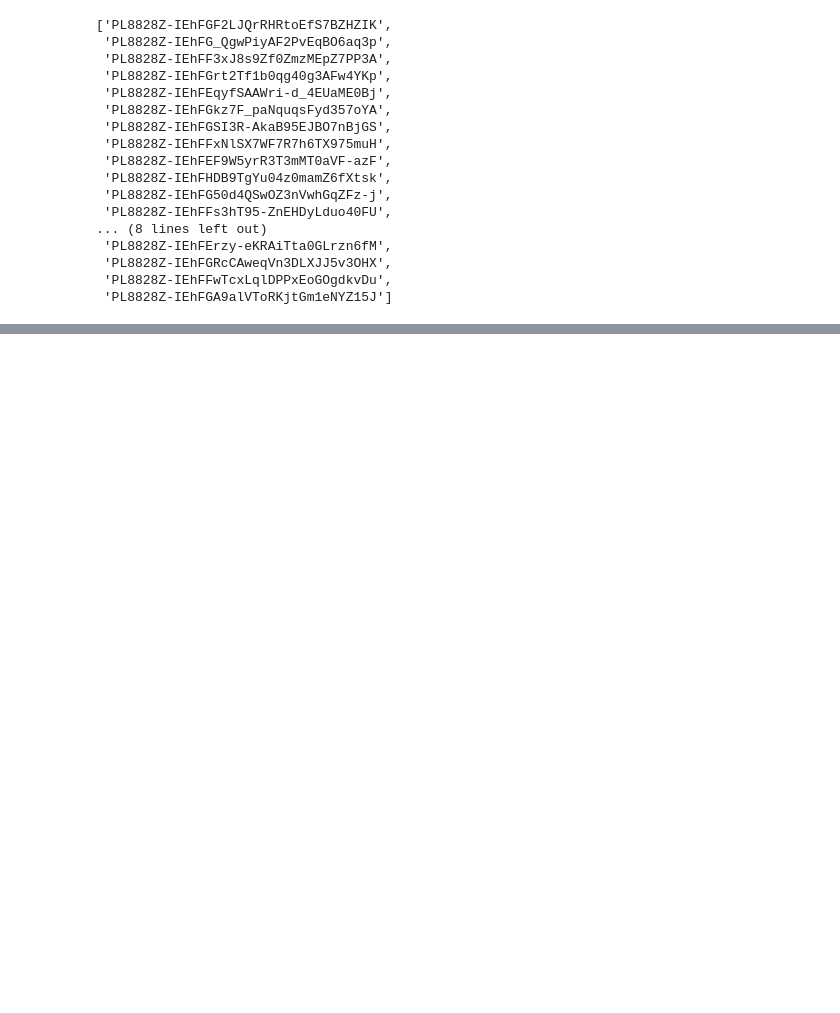
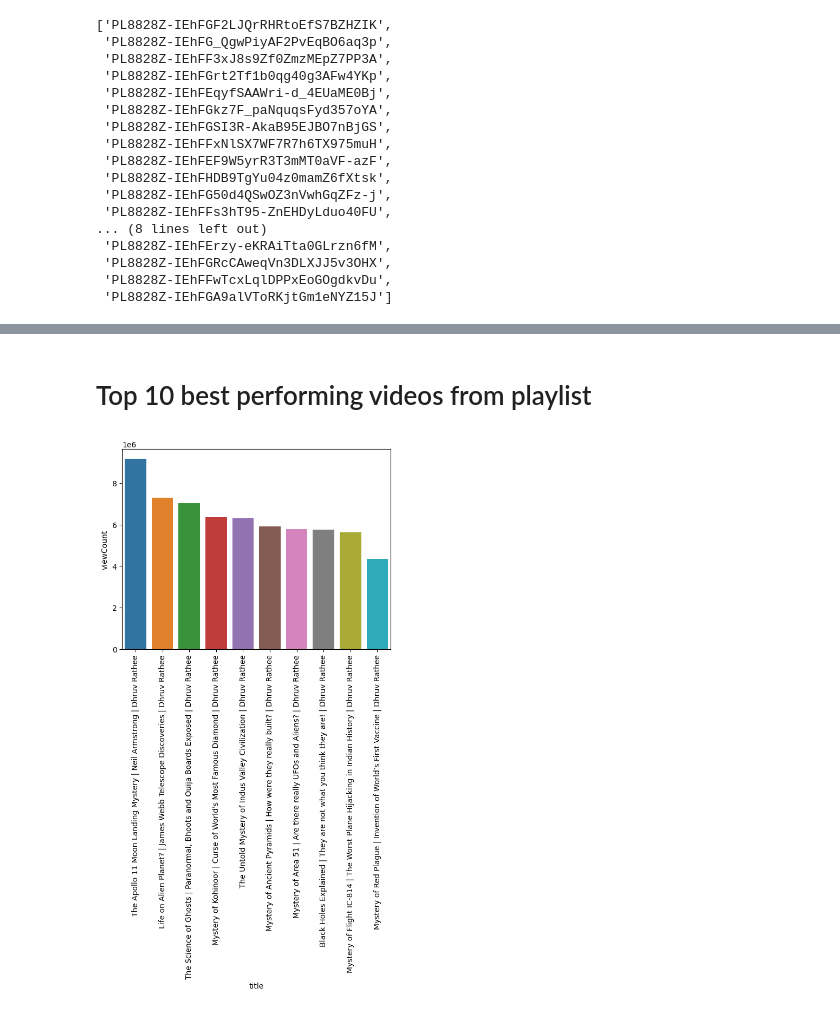
Before and after one commit to Vishal-rkavk/youtube_channel_dhruvrathee_analysis, a Jupyter notebook: analysing_dhruverathee_channel.ipynb, the cells around one changed output, grey strips where cells are left out. Cells and saved outputs as stored; diff of their text form; code cells hidden in the pictures; blank space fills up the shorter version.

```diff
--- a/analysing_dhruverathee_channel.ipynb
+++ b/analysing_dhruverathee_channel.ipynb
@@ -154,0 +180,13 @@ df.describe()
+# %%
+df['duration'] = df['duration'].dt.total_seconds()
+# %%
+df['title'] = df['title'][:][:]
+# %% [markdown]
+# Top 10 best performing videos from playlist
+# %%
+
+
+ax=sns.barplot(x= 'title',y='viewCount',data=df[:10].sort_values('viewCount',ascending=False))
+plot = ax.set_xticklabels(ax.get_xticklabels(),rotation=90)
+# %% [output]
+[figure, added]
```
Also changed, not shown: parts of 20 cells of this notebook.
